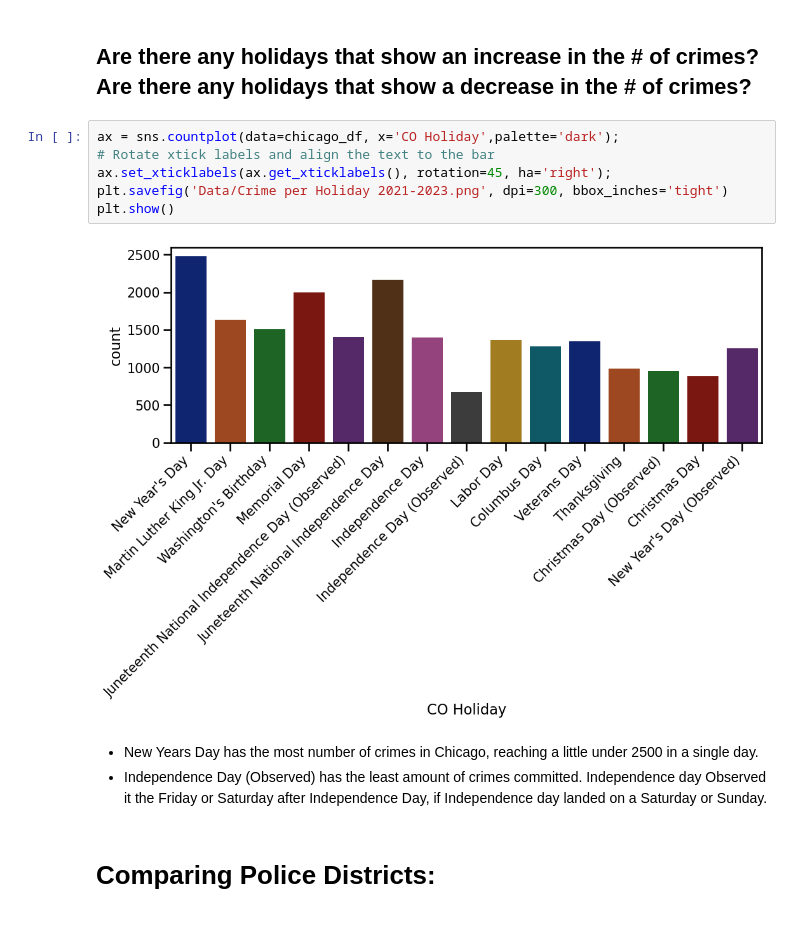
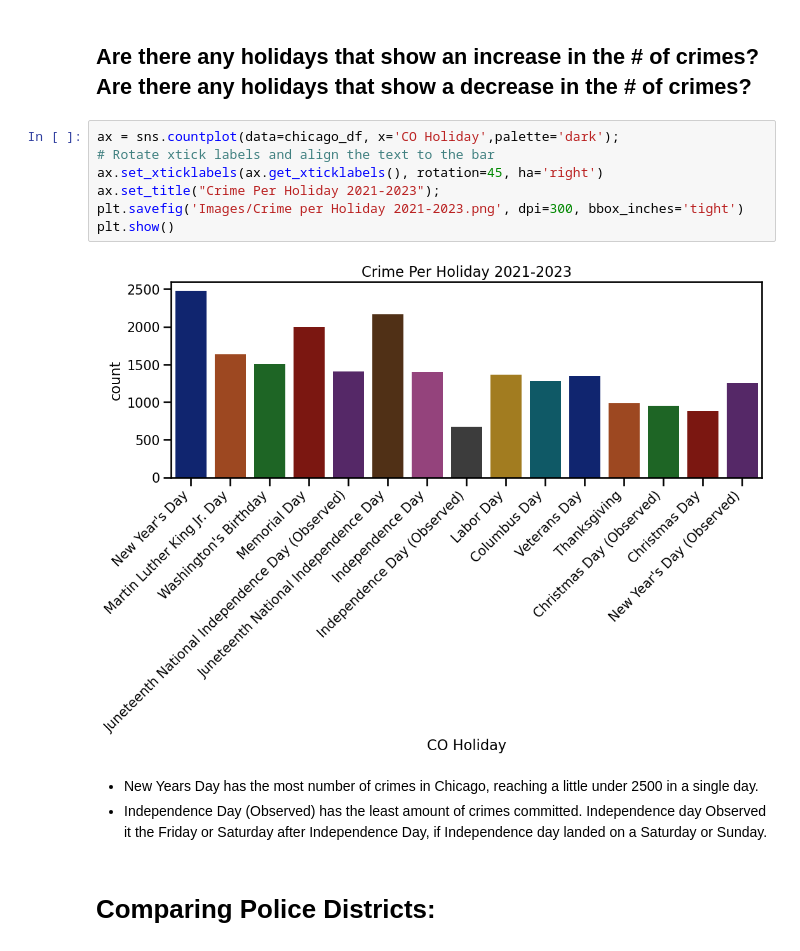
Before and after one commit to CaillahR/Chicago-Crime-Data, a Jupyter notebook: Chicago Crime Data.ipynb, the cells around one changed output. Drawn from its saved outputs; the diff is of its cells as text.

```diff
--- a/Chicago Crime Data.ipynb
+++ b/Chicago Crime Data.ipynb
@@ -533,14 +538,15 @@ plt.savefig('Crime Per Month')
 # %%
 ax = sns.countplot(data=chicago_df, x='CO Holiday',palette='dark');
 # Rotate xtick labels and align the text to the bar
-ax.set_xticklabels(ax.get_xticklabels(), rotation=45, ha='right');
-plt.savefig('Data/Crime per Holiday 2021-2023.png', dpi=300, bbox_inches='tight')
+ax.set_xticklabels(ax.get_xticklabels(), rotation=45, ha='right')
+ax.set_title("Crime Per Holiday 2021-2023");
+plt.savefig('Images/Crime per Holiday 2021-2023.png', dpi=300, bbox_inches='tight')
 plt.show()
 # %% [output]
-[figure, old version]
+[figure, new version]
-# %% [markdown]
-- New Years Day has the most number of crimes in Chicago, reaching a little under 2500 in a single day.
-- Independence Day (Observed) has the least amount of crimes committed. Independence day Observed it the Friday or Saturday after Independence Day, if Independence day landed on a Saturday or Sunday.
+# %% [markdown]
+- New Years Day has the most number of crimes in Chicago, reaching a little under 2500 in a single day.
+- Independence Day (Observed) has the least amount of crimes committed. Independence day Observed it the Friday or Saturday after Independence Day, if Independence day landed on a Saturday or Sunday.
 # %% [markdown]
 # Comparing Police Districts:
 # %% [markdown]
```
Also changed, not shown: parts of 24 cells of this notebook, 8 other files.
